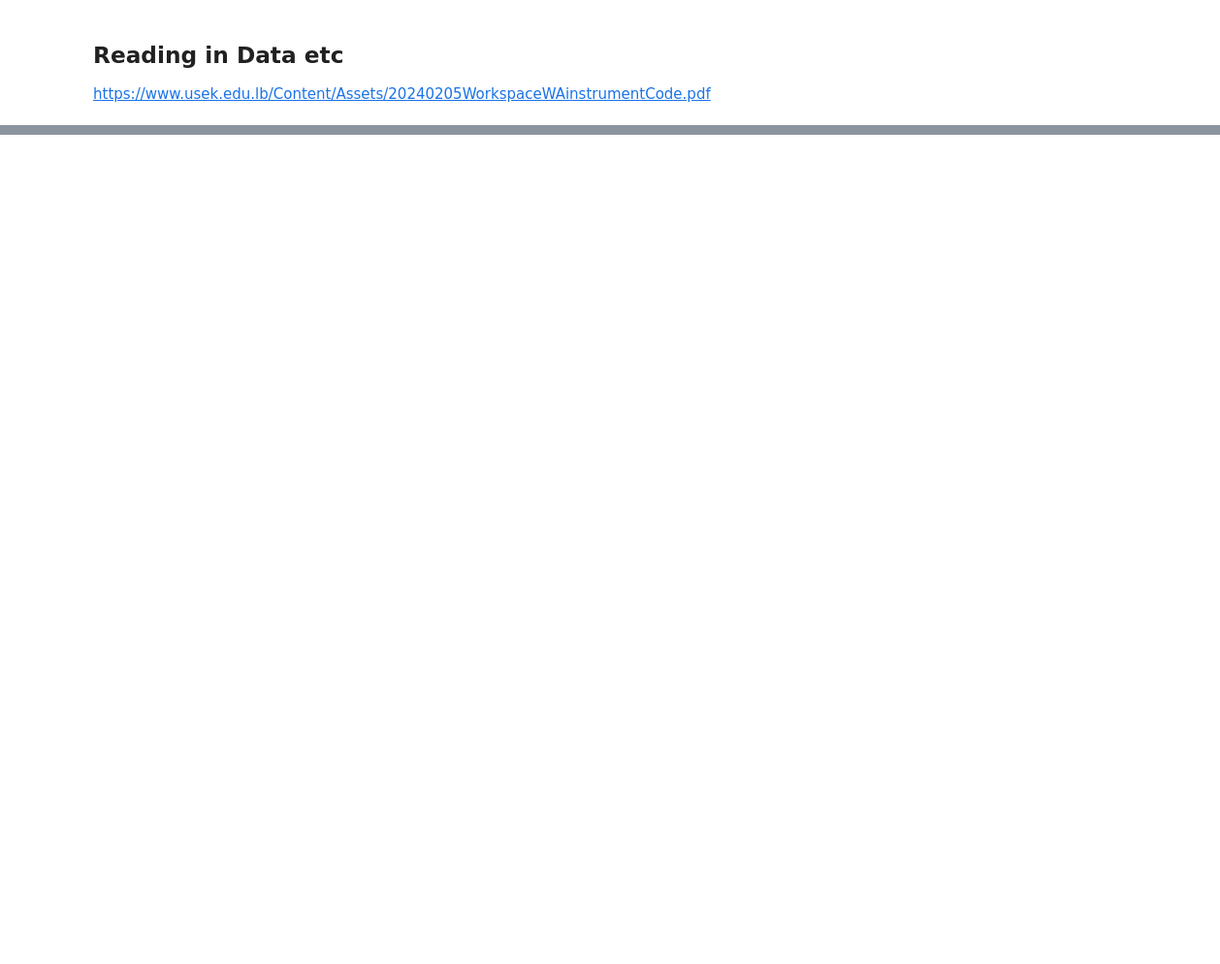
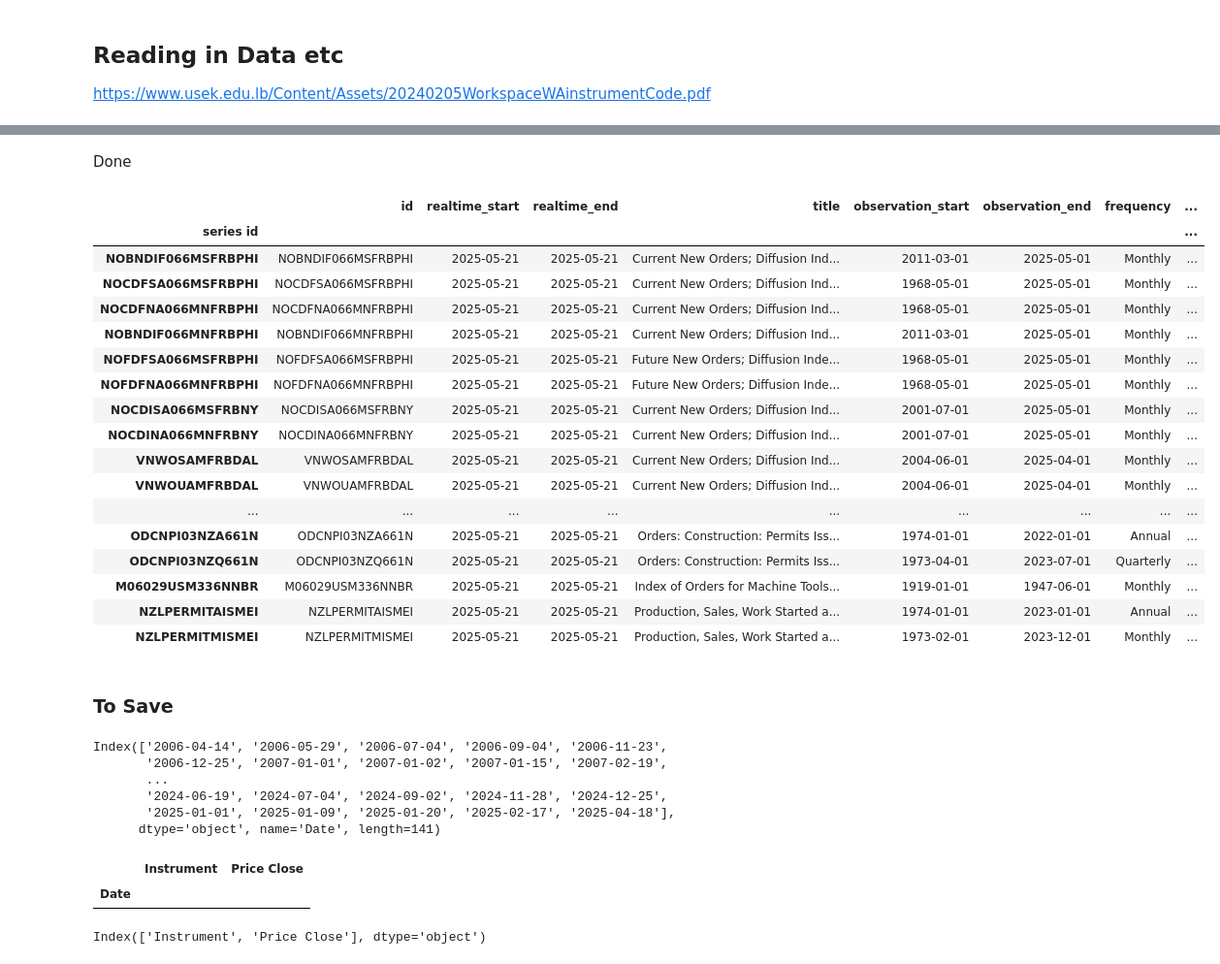
Before and after one commit to Pj-354/Python-Notebooks--Mine-, a Jupyter notebook: Dispersion/GARCH MIDAS/Eikon_data_fetcher.ipynb, the cells around one changed output, grey strips where cells are left out. Shown: that part at 97% size. Cells and saved outputs as stored; diff of their text form; code cells hidden in the pictures; blank space fills up the shorter version.

```diff
--- a/Dispersion/GARCH MIDAS/Eikon_data_fetcher.ipynb
+++ b/Dispersion/GARCH MIDAS/Eikon_data_fetcher.ipynb
@@ -81,0 +272,3 @@ db.close()
+# %%
+from fredapi import Fred
+fred = Fred(api_key='dfe993158907732d4528ece7f0693b3e')
@@ -81,0 +538,2 @@ db.close()
+# %% [markdown]
+Done
@@ -81,0 +543,44 @@ db.close()
+# %%
+data = fred.search('New Orders Index')
+pd.DataFrame(data).head(30)
+# %% [output]
+|  | id | realtime_start | realtime_end | title | observation_start | observation_end | frequency | ... |
+| series id |  |  |  |  |  |  |  | ... |
+| NOBNDIF066MSFRBPHI | NOBNDIF066MSFRBPHI | 2025-05-21 | 2025-05-21 | Current New Orders; Diffusion Ind... | 2011-03-01 | 2025-05-01 | Monthly | ... |
+| NOCDFSA066MSFRBPHI | NOCDFSA066MSFRBPHI | 2025-05-21 | 2025-05-21 | Current New Orders; Diffusion Ind... | 1968-05-01 | 2025-05-01 | Monthly | ... |
+| NOCDFNA066MNFRBPHI | NOCDFNA066MNFRBPHI | 2025-05-21 | 2025-05-21 | Current New Orders; Diffusion Ind... | 1968-05-01 | 2025-05-01 | Monthly | ... |
+| NOBNDIF066MNFRBPHI | NOBNDIF066MNFRBPHI | 2025-05-21 | 2025-05-21 | Current New Orders; Diffusion Ind... | 2011-03-01 | 2025-05-01 | Monthly | ... |
+| NOFDFSA066MSFRBPHI | NOFDFSA066MSFRBPHI | 2025-05-21 | 2025-05-21 | Future New Orders; Diffusion Inde... | 1968-05-01 | 2025-05-01 | Monthly | ... |
+| NOFDFNA066MNFRBPHI | NOFDFNA066MNFRBPHI | 2025-05-21 | 2025-05-21 | Future New Orders; Diffusion Inde... | 1968-05-01 | 2025-05-01 | Monthly | ... |
+| NOCDISA066MSFRBNY | NOCDISA066MSFRBNY | 2025-05-21 | 2025-05-21 | Current New Orders; Diffusion Ind... | 2001-07-01 | 2025-05-01 | Monthly | ... |
+| NOCDINA066MNFRBNY | NOCDINA066MNFRBNY | 2025-05-21 | 2025-05-21 | Current New Orders; Diffusion Ind... | 2001-07-01 | 2025-05-01 | Monthly | ... |
+| VNWOSAMFRBDAL | VNWOSAMFRBDAL | 2025-05-21 | 2025-05-21 | Current New Orders; Diffusion Ind... | 2004-06-01 | 2025-04-01 | Monthly | ... |
+| VNWOUAMFRBDAL | VNWOUAMFRBDAL | 2025-05-21 | 2025-05-21 | Current New Orders; Diffusion Ind... | 2004-06-01 | 2025-04-01 | Monthly | ... |
+| ... | ... | ... | ... | ... | ... | ... | ... | ... |
+| ODCNPI03NZA661N | ODCNPI03NZA661N | 2025-05-21 | 2025-05-21 | Orders: Construction: Permits Iss... | 1974-01-01 | 2022-01-01 | Annual | ... |
+| ODCNPI03NZQ661N | ODCNPI03NZQ661N | 2025-05-21 | 2025-05-21 | Orders: Construction: Permits Iss... | 1973-04-01 | 2023-07-01 | Quarterly | ... |
+| M06029USM336NNBR | M06029USM336NNBR | 2025-05-21 | 2025-05-21 | Index of Orders for Machine Tools... | 1919-01-01 | 1947-06-01 | Monthly | ... |
+| NZLPERMITAISMEI | NZLPERMITAISMEI | 2025-05-21 | 2025-05-21 | Production, Sales, Work Started a... | 1974-01-01 | 2023-01-01 | Annual | ... |
+| NZLPERMITMISMEI | NZLPERMITMISMEI | 2025-05-21 | 2025-05-21 | Production, Sales, Work Started a... | 1973-02-01 | 2023-12-01 | Monthly | ... |
+# %% [markdown]
+### To Save
+# %%
+#Useful for checking what indices are missing
+ids = set(CES.index).intersection(set(g.index))
+d1 = CES[CES.index.isin(ids)]
+d2 = g[g.index.isin(ids)]
+CES.index.difference(d1.index)
+# %% [output]
+Index(['2006-04-14', '2006-05-29', '2006-07-04', '2006-09-04', '2006-11-23',
+       '2006-12-25', '2007-01-01', '2007-01-02', '2007-01-15', '2007-02-19',
+       ...
+       '2024-06-19', '2024-07-04', '2024-09-02', '2024-11-28', '2024-12-25',
+       '2025-01-01', '2025-01-09', '2025-01-20', '2025-02-17', '2025-04-18'],
+      dtype='object', name='Date', length=141)
+# %%
+#Check for Duplicates
+VIX_df_mask = VIX_df3.index.duplicated(keep=False)
+VIX_df3[VIX_df_mask]
+# %% [output]
+|  | Instrument | Price Close |
+| Date |  |  |
@@ -81,0 +590,5 @@ db.close()
+# %%
+#Check for Different Entries between 2 Dataframes
+VIX_df3.index.difference(g.index)
+# %% [output]
+Index(['Instrument', 'Price Close'], dtype='object')
```
Also changed, not shown: parts of 39 cells of this notebook.
